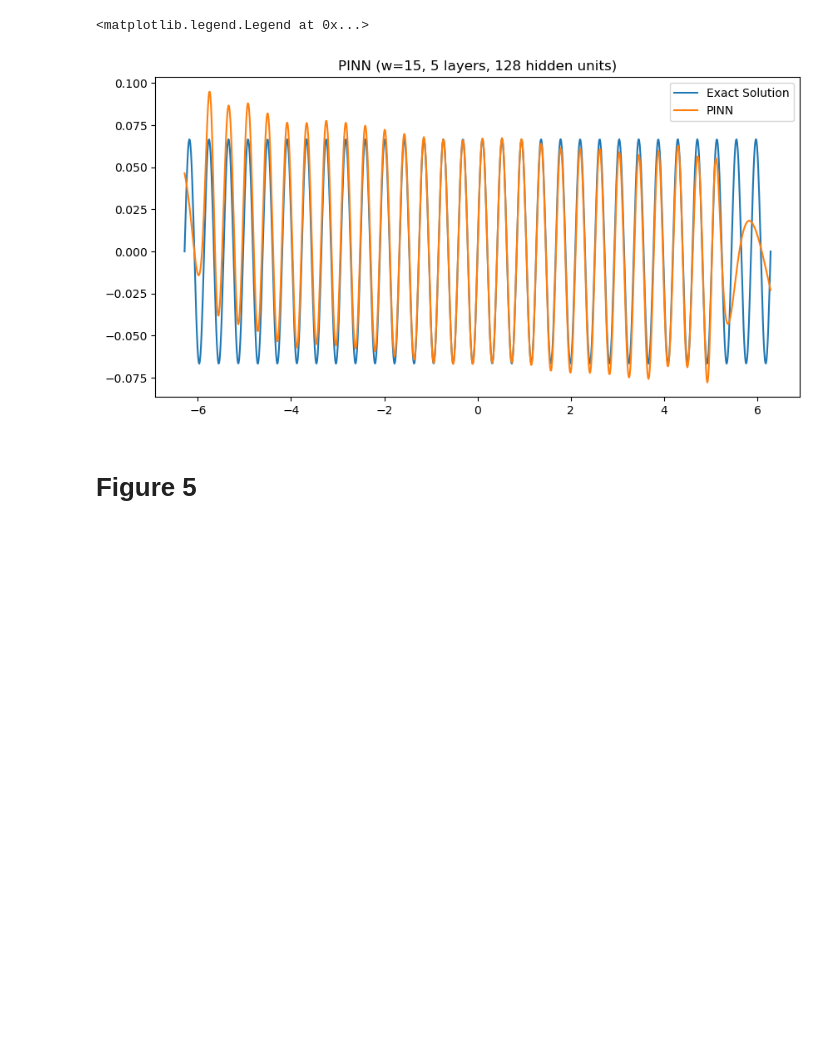
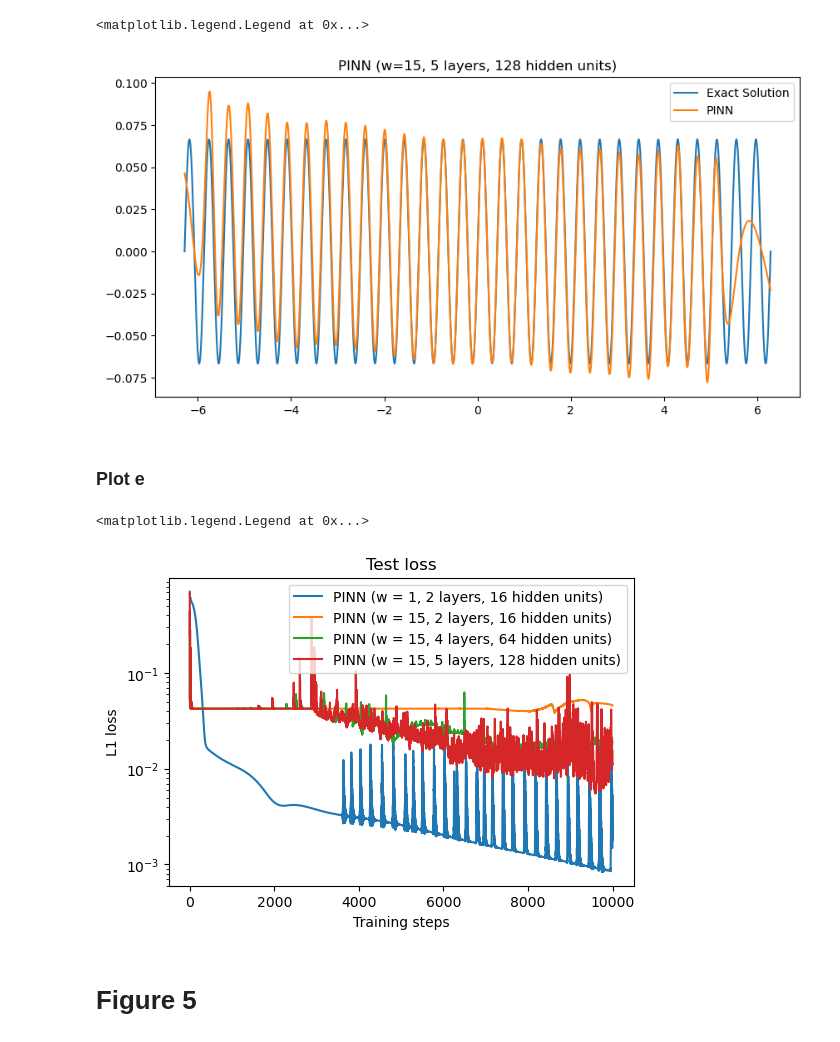
Before and after one commit to guglielmopacifico/DeepLearning, a Jupyter notebook: Task_B/Final_Version/Baseline.ipynb, the cells around one changed output. Saved outputs shown, nothing was run; the diff lists cells and outputs as text; code cells hidden in the pictures; blank space fills up the shorter version.

```diff
--- a/Task_B/Final_Version/Baseline.ipynb
+++ b/Task_B/Final_Version/Baseline.ipynb
@@ -24,5 +24,5 @@ n_epochs = 10000
 optimizer_ADAM = optim.Adam(model.parameters(),
                             lr=float(0.001))
 
-history = model.fit(num_points, optimizer_ADAM, n_epochs, verbose=False)
+history, l1_loss_1st = model.fit(num_points, optimizer_ADAM, n_epochs, verbose=False)
 # %% [output]
@@ -71,5 +71,5 @@ n_epochs = 10000
 optimizer_ADAM = optim.Adam(model.parameters(),
                             lr=float(0.001))
 
-history = model.fit(num_points, optimizer_ADAM, n_epochs, verbose=False)
+history, l1_loss_2nd = model.fit(num_points, optimizer_ADAM, n_epochs, verbose=False)
 # %% [output]
@@ -118,5 +118,5 @@ n_epochs = 10000
 optimizer_ADAM = optim.Adam(model.parameters(),
                             lr=float(0.001))
 
-history = model.fit(num_points, optimizer_ADAM, n_epochs, verbose=False)
+history, l1_loss_3rd = model.fit(num_points, optimizer_ADAM, n_epochs, verbose=False)
 # %% [output]
@@ -165,5 +165,5 @@ n_epochs = 10000
 optimizer_ADAM = optim.Adam(model.parameters(),
                             lr=float(0.001))
 
-history = model.fit(num_points, optimizer_ADAM, n_epochs, verbose=False)
+history, l1_loss_4th = model.fit(num_points, optimizer_ADAM, n_epochs, verbose=False)
 # %% [output]
@@ -193,6 +193,33 @@ plt.legend()
 # %% [output]
 <matplotlib.legend.Legend at 0x...>
 [figure]
+# %% [markdown]
+### Plot e
+# %%
+# Plot the L1 loss
+fig = plt.figure(figsize=(6, 4))
+
+l1_loss_arrray = [l1_loss_1st, l1_loss_2nd, l1_loss_3rd, l1_loss_4th]
+labels_array = ['PINN (w = 1, 2 layers, 16 hidden units)',
+                'PINN (w = 15, 2 layers, 16 hidden units)',
+                'PINN (w = 15, 4 layers, 64 hidden units)',
+                'PINN (w = 15, 5 layers, 128 hidden units)']
+
+for i, l1_loss in enumerate(l1_loss_arrray):
+
+    x = np.arange(0, len(l1_loss))
+    y = np.array(l1_loss)
+
+    plt.plot(x, y, label=labels_array[i])
+
+plt.title('Test loss')
+plt.xlabel('Training steps')
+plt.ylabel('L1 loss')
+plt.yscale('log')
+plt.legend()
+# %% [output]
+<matplotlib.legend.Legend at 0x...>
+[figure, added]
 # %% [markdown]
 # Figure 5
 # %%
```
Also changed, not shown: parts of 22 cells of this notebook, 1 other file.
